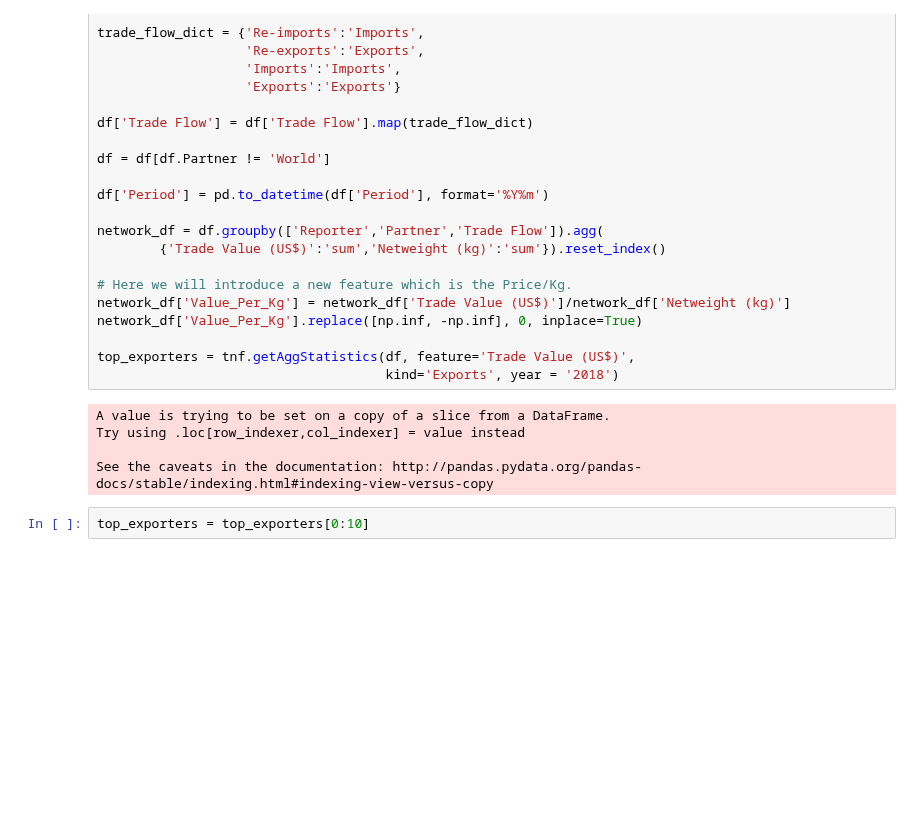
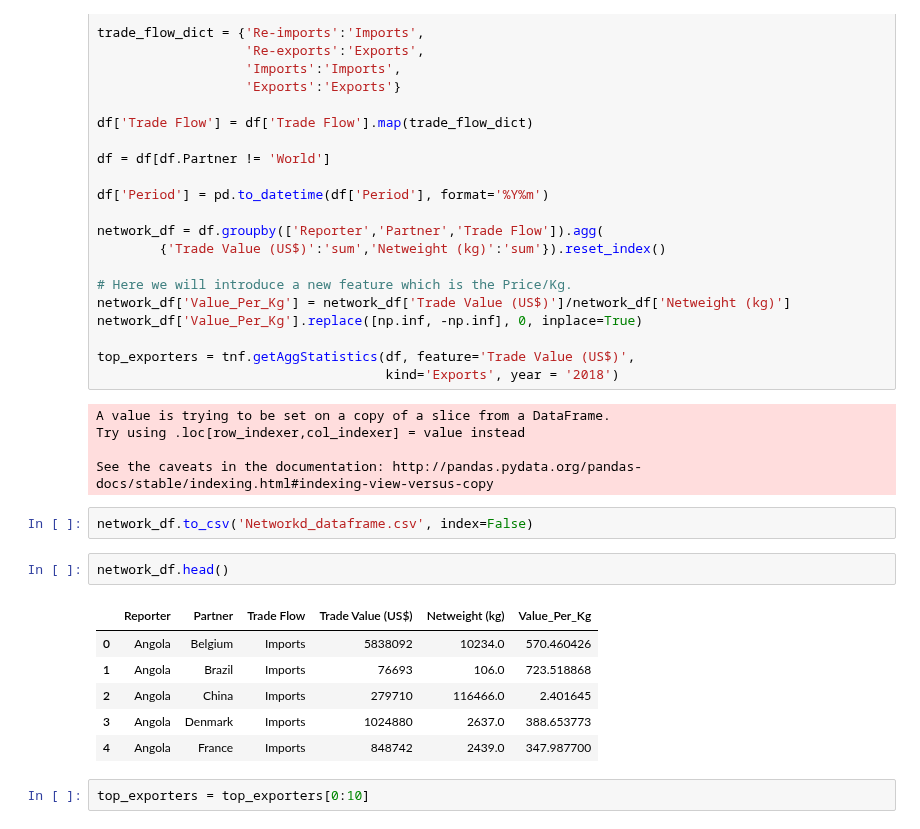
Before and after one commit to gpsyrou/Vaccines_Trade_Network, a Jupyter notebook: Jupyter_Notebooks/DashNetworkExploration.ipynb, the cells around one changed output. Cells and saved outputs as stored; diff of their text form; blank space fills up the shorter version.

```diff
--- a/Jupyter_Notebooks/DashNetworkExploration.ipynb
+++ b/Jupyter_Notebooks/DashNetworkExploration.ipynb
@@ -50,6 +50,17 @@ A value is trying to be set on a copy of a slice from a DataFrame.
 Try using .loc[row_indexer,col_indexer] = value instead
 
 See the caveats in the documentation: http://pandas.pydata.org/pandas-docs/stable/indexing.html#indexing-view-versus-copy
+# %%
+network_df.to_csv('Networkd_dataframe.csv', index=False)
+# %%
+network_df.head()
+# %% [output]
+|  | Reporter | Partner | Trade Flow | Trade Value (US$) | Netweight (kg) | Value_Per_Kg |
+| 0 | Angola | Belgium | Imports | 5838092 | 10234.0 | 570.460426 |
+| 1 | Angola | Brazil | Imports | 76693 | 106.0 | 723.518868 |
+| 2 | Angola | China | Imports | 279710 | 116466.0 | 2.401645 |
+| 3 | Angola | Denmark | Imports | 1024880 | 2637.0 | 388.653773 |
+| 4 | Angola | France | Imports | 848742 | 2439.0 | 347.987700 |
 # %%
 top_exporters = top_exporters[0:10]
 # %%
```
Also changed, not shown: 2 other files.
